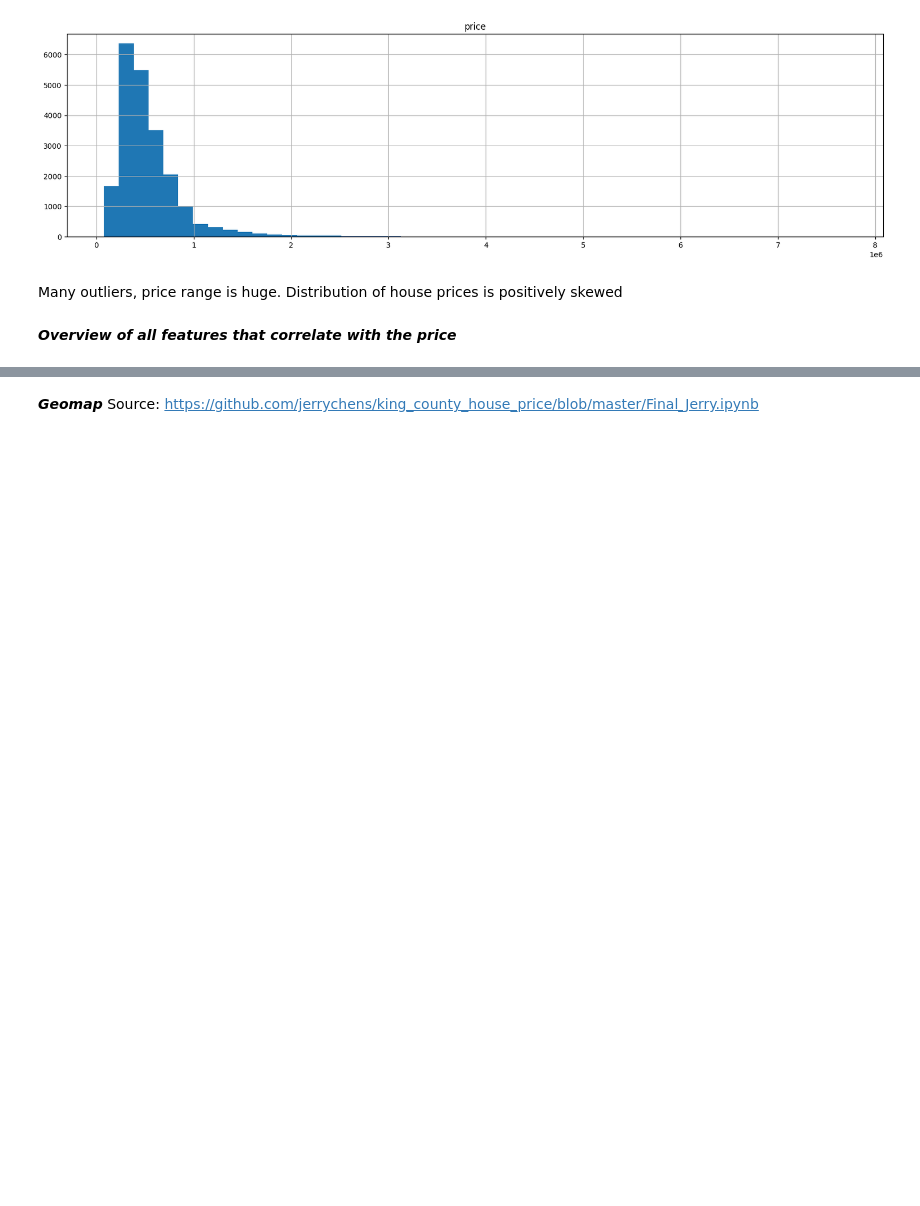
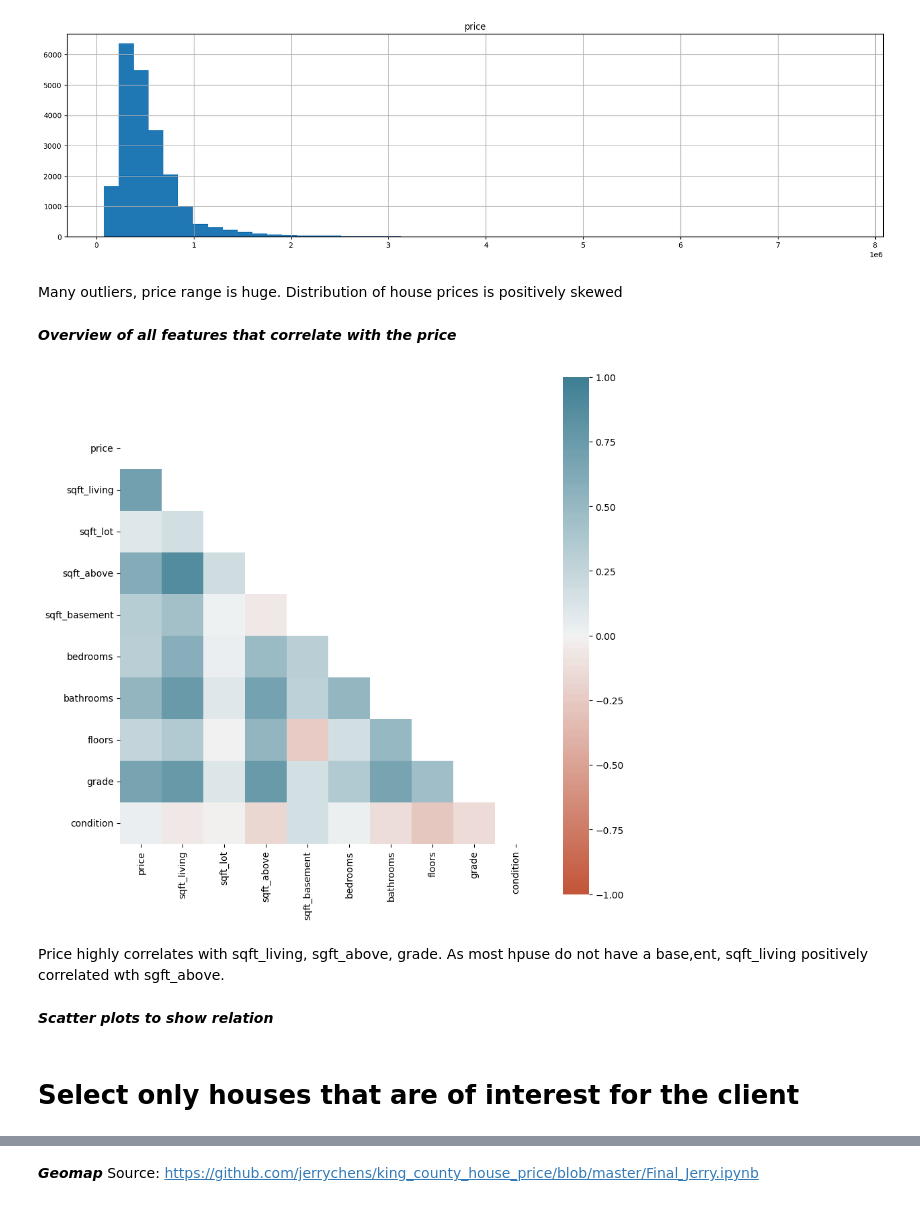
Before and after one commit to eockfen/EDA_King_County_home_sales, a Jupyter notebook: EDA.ipynb, the cells around one changed output, grey strips where cells are left out. Saved outputs shown, nothing was run; the diff lists cells and outputs as text; code cells hidden in the pictures; blank space fills up the shorter version.

```diff
--- a/EDA.ipynb
+++ b/EDA.ipynb
@@ -52,0 +59,4 @@ Index(['id         ', 'bedrooms ', 'bathrooms ', 'sqft_living ', 'sqft_lot  ',
+# %%
+#remove empty spaces in column names
+df.columns = df.columns.str.replace(' ', '')
+df.columns
@@ -392,3 +389,33 @@ plt.show()
 Many outliers, price range is huge. Distribution of house prices is positively skewed
 # %% [markdown]
 ***Overview of all features that correlate with the price***
+# %%
+# Calculate correlation matrix
+data_corr = df[columns_of_interest].corr()
+
+# Generate a mask for the upper triangle
+mask = np.triu(np.ones_like(data_corr, dtype=bool))
+
+# Set up the matplotlib figure
+plt.figure(figsize=(10,10))
+
+# Draw the heatmap with the mask and correct aspect ratio
+sns.heatmap(data_corr,
+            mask=mask,
+            xticklabels=data_corr.columns.values, # x labels
+            yticklabels=data_corr.columns.values, # y labels
+            vmin=-1, # color scale the min value
+            vmax=1, # color scale the max
+            center=0, # color scale place at the center at 0
+            cmap=sns.diverging_palette(20, 220, n=200), # color palette
+            square=True) # each cell will be square-shaped
+
+plt.show()
+# %% [output]
+[figure, added]
+# %% [markdown]
+Price highly correlates with sqft_living, sgft_above, grade. As most hpuse do not have a base,ent, sqft_living positively correlated wth sgft_above.
+# %% [markdown]
+***Scatter plots to show relation***
+# %% [markdown]
+# Select only houses that are of interest for the client
```
Also changed, not shown: parts of 52 cells of this notebook.
